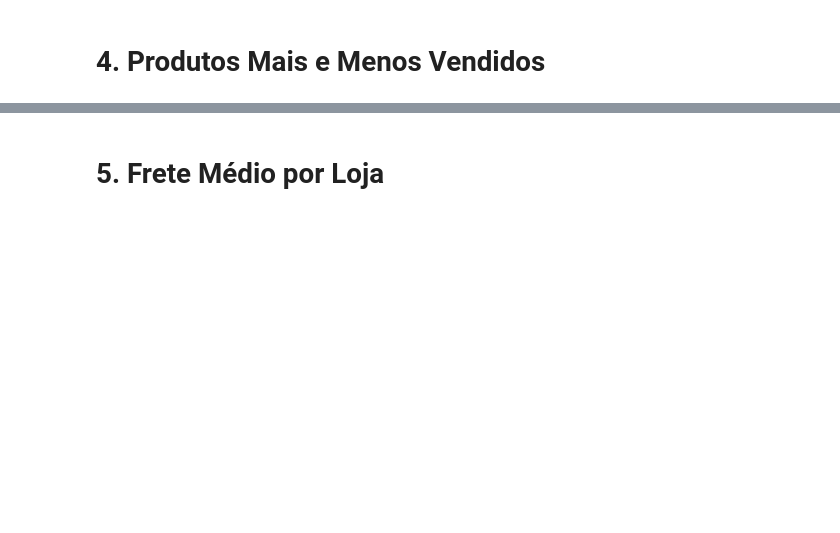
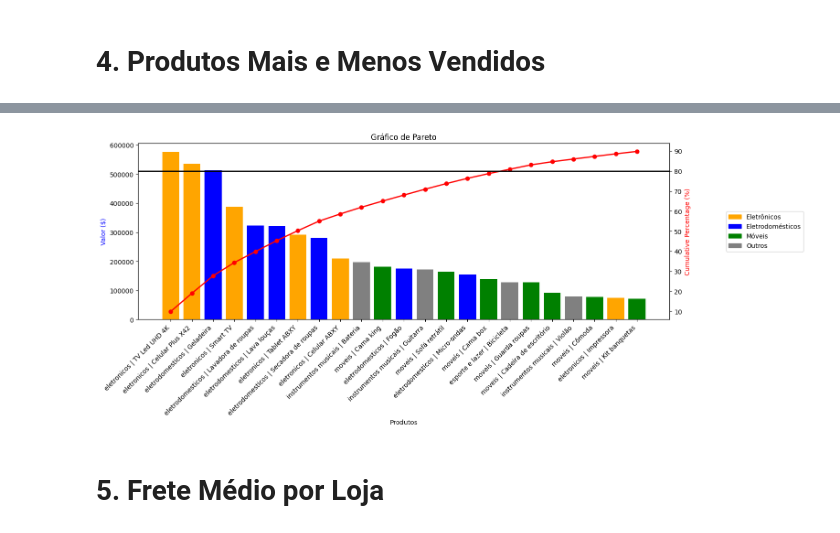
Before and after one commit to emilibohrer/alura_store, a Jupyter notebook: AluraStoreBr.ipynb, the cells around one changed output, grey strips where cells are left out. Saved outputs shown, nothing was run; the diff lists cells and outputs as text; code cells hidden in the pictures; blank space fills up the shorter version.

```diff
--- a/AluraStoreBr.ipynb
+++ b/AluraStoreBr.ipynb
@@ -412,0 +486,8 @@ plt.show()
+# %%
+df_group_p = df.copy()
+df_group_p['Produto'] = df_group_p['Categoria do Produto'] + " | "+ df_group_p['Produto']
+df_group_p = df_group_p.groupby(['Produto']).agg(qtd=('Produto', 'count'), valor=('Preço', 'sum')).reset_index()
+df_group_p = df_group_p.sort_values('valor',ascending=False).reset_index(drop=True)
+df_group_p['percent'] = df_group_p['valor']/df_group_p['valor'].sum()*100
+df_group_p['cumsum'] = df_group_p['percent'].cumsum()
+df_group_p.head(5)
@@ -413,2 +597,53 @@ plt.show()
+# %%
+import matplotlib.patches as mpatches
+
+# Ordenar os dados pelo valor em ordem decrescente
+df_aux = df_group_p[df_group_p['cumsum'] < 90].sort_values(by='valor', ascending=False)
+
+# Criar a figura e os eixos
+fig, ax = plt.subplots(figsize=(15, 5))
+
+# Definir as cores das barras com base no nome do produto
+colors = ['orange' if 'eletronicos' in produto.lower()
+          else 'blue' if 'eletrodomesticos' in produto.lower()
+          else 'green' if 'moveis' in produto.lower()
+          else 'gray' for produto in df_aux['Produto']]
+
+# Criar o gráfico de barras com as cores ajustadas
+ax.bar(df_aux['Produto'], df_aux['valor'], color=colors)
+
+# Criar um eixo secundário para a curva de Pareto
+ax2 = ax.twinx()
+ax2.plot(df_aux['Produto'], df_aux['cumsum'], color='red', marker='o', linestyle='-', linewidth=2)
+
+# Adicionar uma linha horizontal preta em 80%
+ax2.axhline(y=80, color='black', linestyle='-', linewidth=2)
+
+# Adicionar rótulos
+ax.set_xlabel('Produtos')
+ax.set_ylabel('Valor ($)', color='blue')
+ax2.set_ylabel('Cumulative Percentage (%)', color='red')
+
+# Ajustar títulos e formato
+plt.title('Gráfico de Pareto')
+
+# Melhorar a visualização do eixo x
+ax.set_xticklabels(ax.get_xticklabels(), rotation=45, ha='right')
+
+# Criar a legenda das cores
+legend_patches = [
+    mpatches.Patch(color='orange', label='Eletrônicos'),
+    mpatches.Patch(color='blue', label='Eletrodomésticos'),
+    mpatches.Patch(color='green', label='Móveis'),
+    mpatches.Patch(color='gray', label='Outros')
+]
+
+# Adicionar a legenda ao gráfico
+ax.legend(handles=legend_patches, loc='center left', bbox_to_anchor=(1.1, 0.5))
+
+# Mostrar o gráfico
+plt.show()
+# %% [output]
+[figure, added]
 # %% [markdown]
 # 5. Frete Médio por Loja
```
Also changed, not shown: parts of 25 cells of this notebook.
